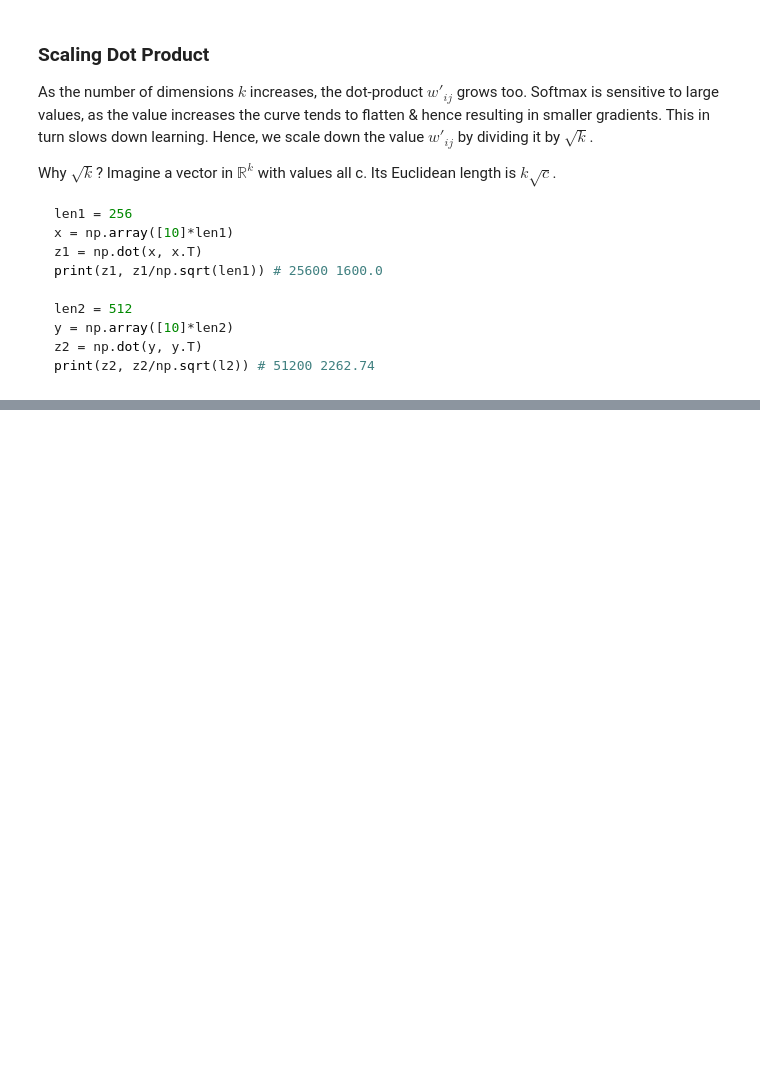
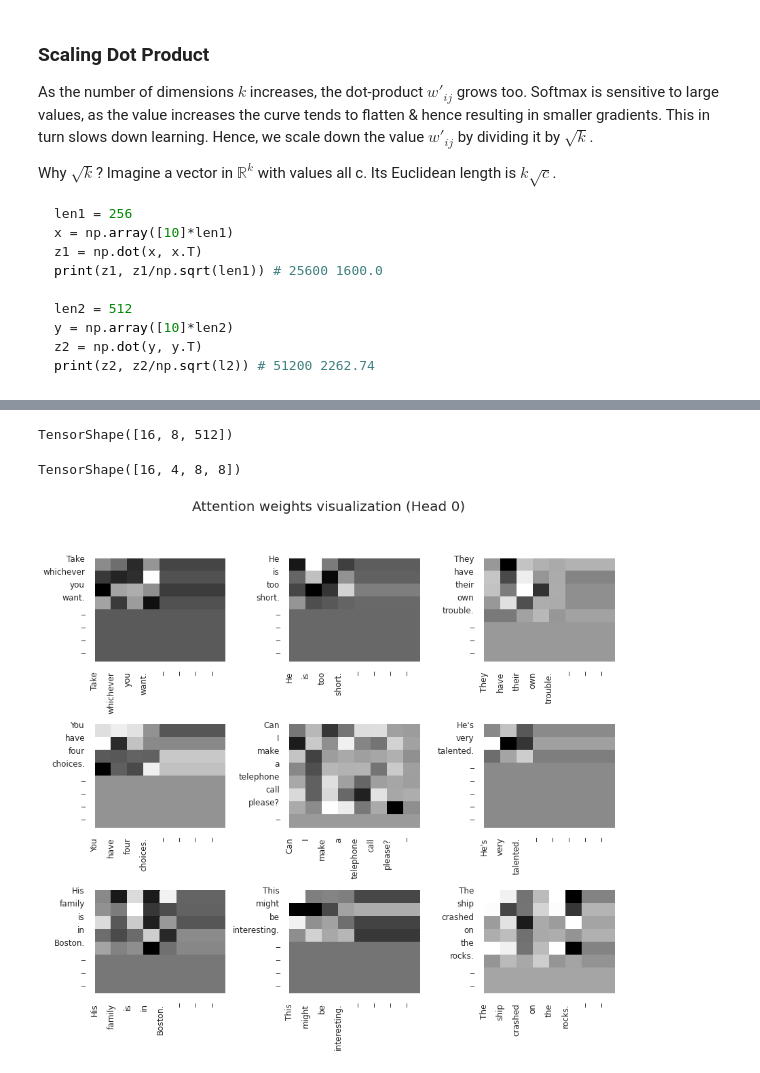
Before and after one commit to adimyth/datascience_stuff, a Jupyter notebook: nlp/Transformers.ipynb, the cells around one changed output, grey strips where cells are left out. Drawn from its saved outputs; the diff is of its cells as text; code cells hidden in the pictures; blank space fills up the shorter version.

```diff
--- a/nlp/Transformers.ipynb
+++ b/nlp/Transformers.ipynb
@@ -112,0 +370,36 @@ Each word may have different meaning depending on the context. Mutlihead attenti
+# %%
+weights, out = MultiHeadAttention(4, 512, query, key, value)
+# %%
+out.shape
+# %% [output]
+TensorShape([16, 8, 512])
+# %%
+weights.shape
+# %% [output]
+TensorShape([16, 4, 8, 8])
+# %%
+def visualize_weights_individual_head(index):
+    h, w = 3, 3
+
+    f = plt.figure(figsize=(12, 12))
+    gs = f.add_gridspec(h, w)
+
+    f.suptitle(f'Attention weights visualization (Head {index})', fontsize=20)
+
+    for i in range(h):
+        for j in range(w):
+            ax = f.add_subplot(gs[i, j])
+            g = sns.heatmap(weights[i*h+j][index], cbar=False, cmap="gist_yarg")
+            words = sentences[i*h+j].split()
+            temp = 8 - len(words)
+            extras = ["_"]*temp
+            words += extras
+            plt.xticks(np.arange(8), words, rotation='vertical')
+            plt.yticks(np.arange(8), words, rotation='horizontal')
+            ax.xaxis.set_tick_params(labelsize=12)
+            ax.yaxis.set_tick_params(labelsize=12)
+    f.tight_layout(rect=[0, 0.03, 1, 0.9])
+# %%
+visualize_weights_individual_head(0)
+# %% [output]
+[figure, added]
```
Also changed, not shown: parts of 28 cells of this notebook, 7 other files.
